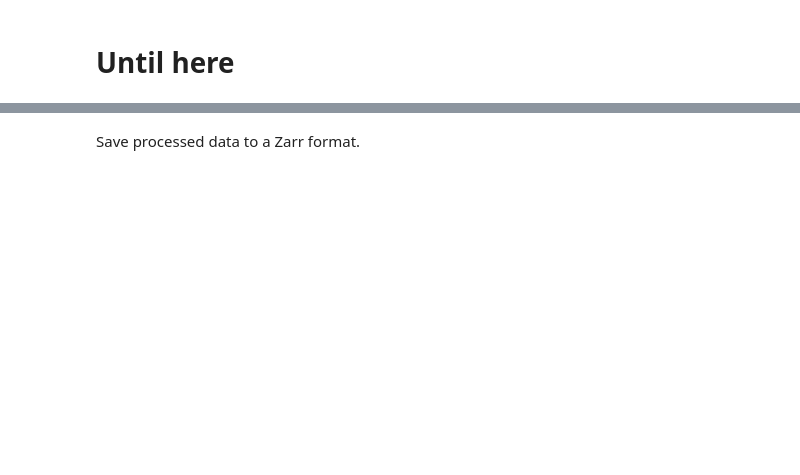
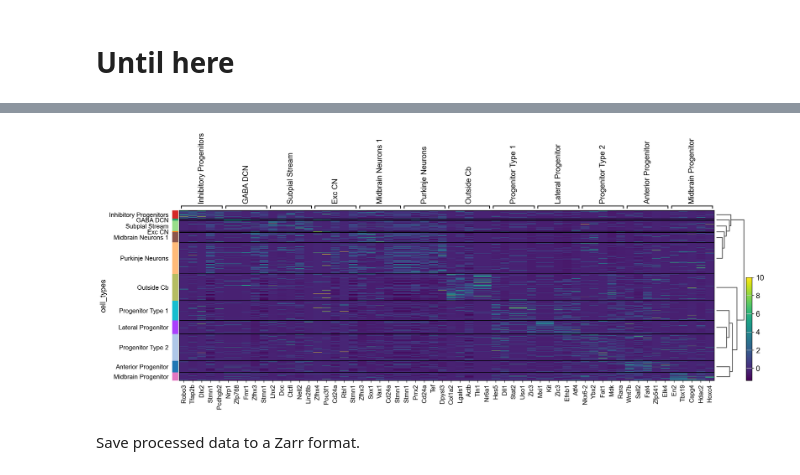
Before and after one commit to kwoniris/mouse-cereb-dev, a Jupyter notebook: code/anndata_to_zarr.ipynb, the cells around one changed output, grey strips where cells are left out. Cells and saved outputs as stored; diff of their text form; code cells hidden in the pictures; blank space fills up the shorter version.

```diff
--- a/code/anndata_to_zarr.ipynb
+++ b/code/anndata_to_zarr.ipynb
@@ -514,3 +380,7 @@ sc.pl.spatial(data, spot_size=75, color="Rora", show=False)
+# %%
+sc.pl.rank_genes_groups_heatmap(data, n_genes=5, show_gene_labels=True)
+# %% [output]
+[figure, added]
 # %% [markdown]
 Save processed data to a Zarr format.
 # %%
```
Also changed, not shown: parts of 43 cells of this notebook, 4 other files.
